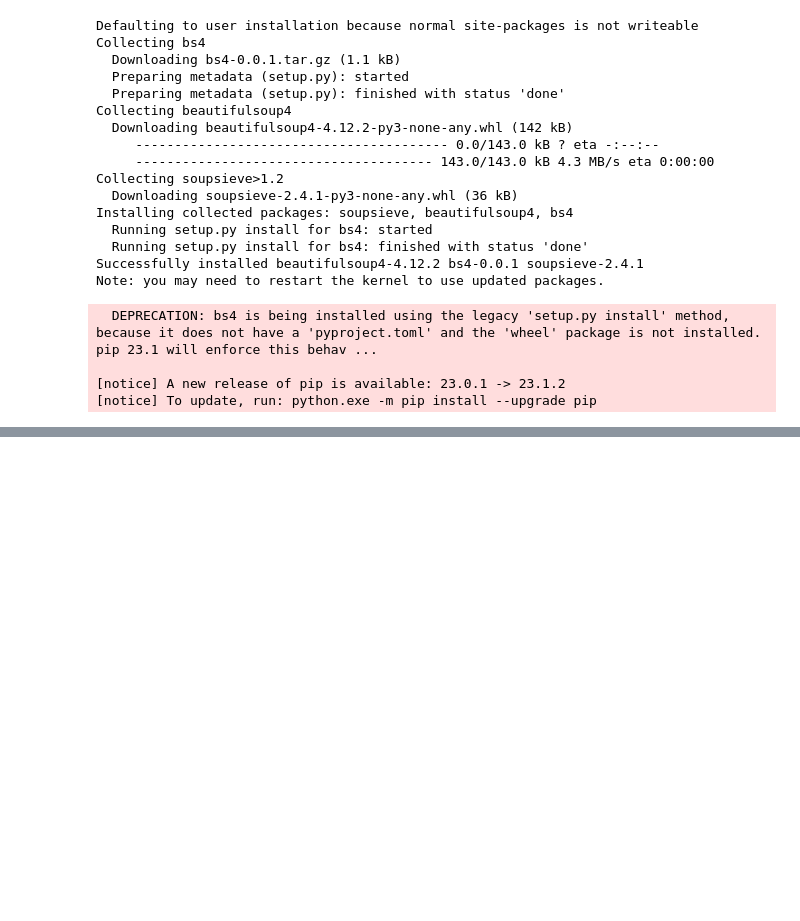
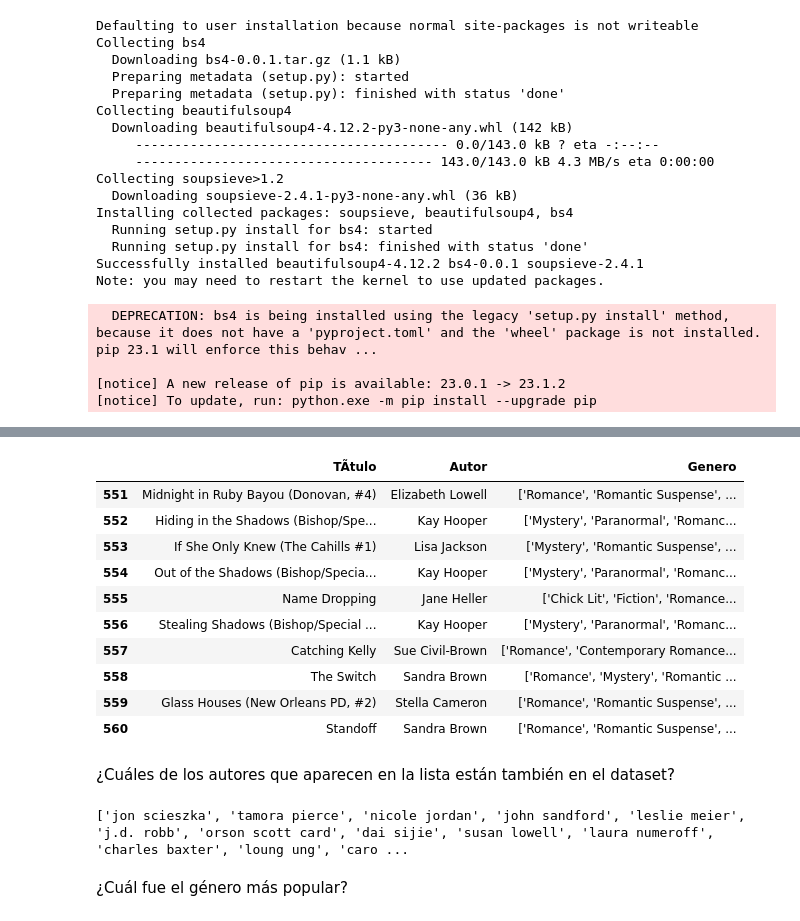
Before and after one commit to sebasfire3/Book-Crossing-, a Jupyter notebook: src/sebas_test.ipynb, the cells around one changed output, grey strips where cells are left out. Drawn from its saved outputs; the diff is of its cells as text; code cells hidden in the pictures; blank space fills up the shorter version.

```diff
--- a/src/sebas_test.ipynb
+++ b/src/sebas_test.ipynb
@@ -423,0 +382,40 @@ KeyError: 'Latitude'
+# %%
+import pandas as pd
+
+
+libros_clean = libros.dropna()
+libros_clean = libros_clean.drop(libros_clean[libros_clean['Autor'] == 'NaN'].index)
+# guardar el archivo limpio en un nuevo archivo CSV
+libros_clean.to_csv('../data/BX-CSV-Dump/libros_clean.csv', index=False)
+# %%
+libros_clean.tail(10)
+# %% [output]
+|  | TÃ­tulo | Autor | Genero |
+| 551 | Midnight in Ruby Bayou (Donovan, #4) | Elizabeth Lowell | ['Romance', 'Romantic Suspense', ... |
+| 552 | Hiding in the Shadows (Bishop/Spe... | Kay Hooper | ['Mystery', 'Paranormal', 'Romanc... |
+| 553 | If She Only Knew (The Cahills #1) | Lisa Jackson | ['Mystery', 'Romantic Suspense', ... |
+| 554 | Out of the Shadows (Bishop/Specia... | Kay Hooper | ['Mystery', 'Paranormal', 'Romanc... |
+| 555 | Name Dropping | Jane Heller | ['Chick Lit', 'Fiction', 'Romance... |
+| 556 | Stealing Shadows (Bishop/Special ... | Kay Hooper | ['Mystery', 'Paranormal', 'Romanc... |
+| 557 | Catching Kelly | Sue Civil-Brown | ['Romance', 'Contemporary Romance... |
+| 558 | The Switch | Sandra Brown | ['Romance', 'Mystery', 'Romantic ... |
+| 559 | Glass Houses (New Orleans PD, #2) | Stella Cameron | ['Romance', 'Romantic Suspense', ... |
+| 560 | Standoff | Sandra Brown | ['Romance', 'Romantic Suspense', ... |
+# %% [markdown]
+¿Cuáles de los autores que aparecen en la lista están también en el dataset?
+# %%
+import pandas as pd
+
+# Limpiar los nombres de autor en ambos conjuntos de datos
+libros_clean['Autor'] = libros_clean['Autor'].apply(lambda x: x.lower().strip())
+books['Book-Author'] = books['Book-Author'].apply(lambda x: x.lower().strip())
+
+# Crear una lista de autores que aparecen en ambos conjuntos de datos
+autores_comunes = list(set(libros_clean['Autor']) & set(books['Book-Author']))
+
+# Imprimir la lista de autores que aparecen en ambos conjuntos de datos
+print(autores_comunes)
+# %% [output]
+['jon scieszka', 'tamora pierce', 'nicole jordan', 'john sandford', 'leslie meier', 'j.d. robb', 'orson scott card', 'dai sijie', 'susan lowell', 'laura numeroff', 'charles baxter', 'loung ung', 'caro ...
+# %% [markdown]
+¿Cuál fue el género más popular?
```
Also changed, not shown: parts of 11 cells of this notebook, 3 other files.
